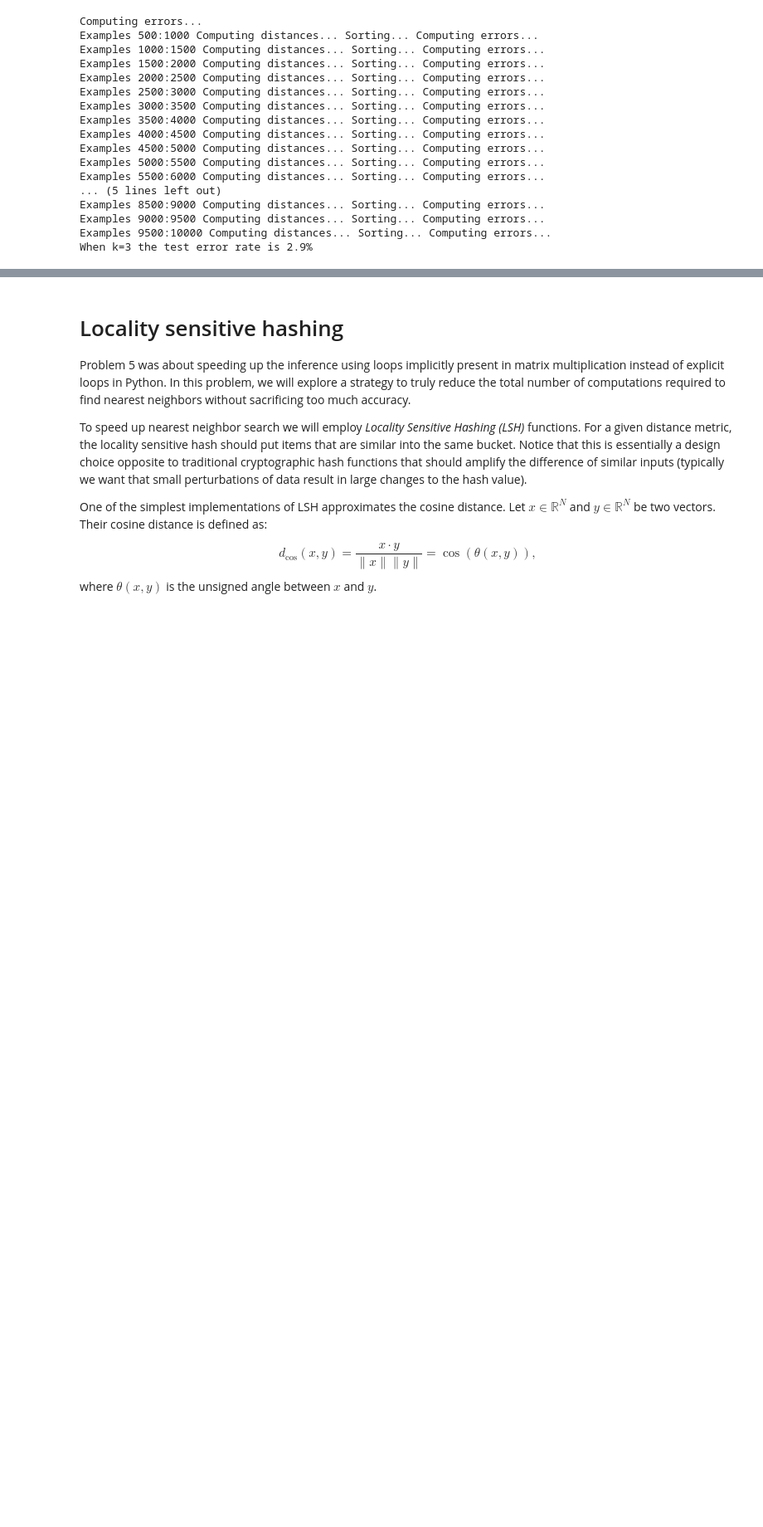
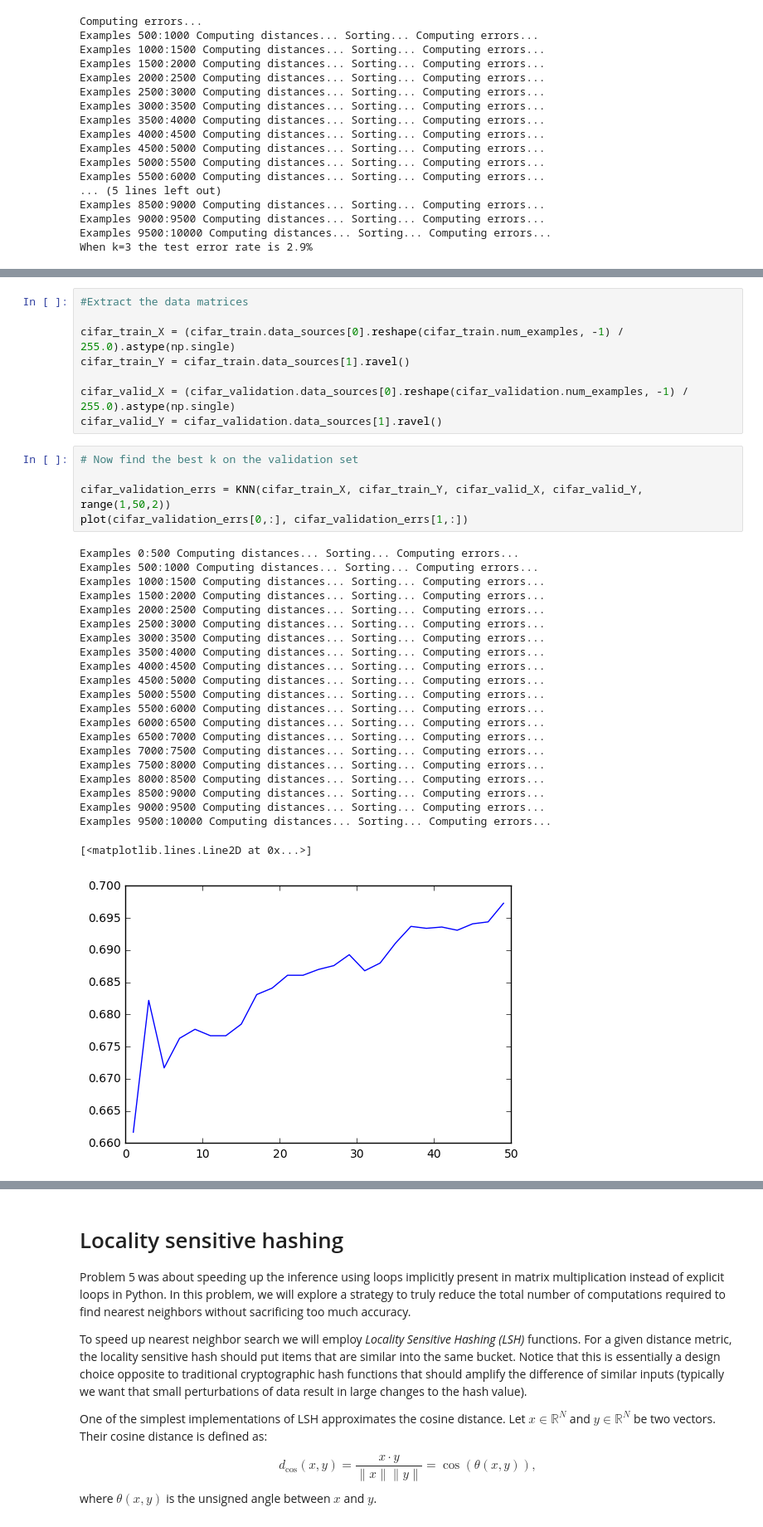
Before and after one commit to sequba/nn_assignments, a Jupyter notebook: assignment1/Assignment1.ipynb, the cells around one changed output, grey strips where cells are left out. Shown at 83% size. Cells and saved outputs as stored; diff of their text form; blank space fills up the shorter version.

```diff
--- a/assignment1/Assignment1.ipynb
+++ b/assignment1/Assignment1.ipynb
@@ -654,0 +679,36 @@ When k=3 the test error rate is 2.9%
+# %%
+#Extract the data matrices
+
+cifar_train_X = (cifar_train.data_sources[0].reshape(cifar_train.num_examples, -1) / 255.0).astype(np.single)
+cifar_train_Y = cifar_train.data_sources[1].ravel()
+
+cifar_valid_X = (cifar_validation.data_sources[0].reshape(cifar_validation.num_examples, -1) / 255.0).astype(np.single)
+cifar_valid_Y = cifar_validation.data_sources[1].ravel()
+# %%
+# Now find the best k on the validation set
+
+cifar_validation_errs = KNN(cifar_train_X, cifar_train_Y, cifar_valid_X, cifar_valid_Y, range(1,50,2))
+plot(cifar_validation_errs[0,:], cifar_validation_errs[1,:])
+# %% [output]
+Examples 0:500 Computing distances... Sorting... Computing errors...
+Examples 500:1000 Computing distances... Sorting... Computing errors...
+Examples 1000:1500 Computing distances... Sorting... Computing errors...
+Examples 1500:2000 Computing distances... Sorting... Computing errors...
+Examples 2000:2500 Computing distances... Sorting... Computing errors...
+Examples 2500:3000 Computing distances... Sorting... Computing errors...
+Examples 3000:3500 Computing distances... Sorting... Computing errors...
+Examples 3500:4000 Computing distances... Sorting... Computing errors...
+Examples 4000:4500 Computing distances... Sorting... Computing errors...
+Examples 4500:5000 Computing distances... Sorting... Computing errors...
+Examples 5000:5500 Computing distances... Sorting... Computing errors...
+Examples 5500:6000 Computing distances... Sorting... Computing errors...
+Examples 6000:6500 Computing distances... Sorting... Computing errors...
+Examples 6500:7000 Computing distances... Sorting... Computing errors...
+Examples 7000:7500 Computing distances... Sorting... Computing errors...
+Examples 7500:8000 Computing distances... Sorting... Computing errors...
+Examples 8000:8500 Computing distances... Sorting... Computing errors...
+Examples 8500:9000 Computing distances... Sorting... Computing errors...
+Examples 9000:9500 Computing distances... Sorting... Computing errors...
+Examples 9500:10000 Computing distances... Sorting... Computing errors...
+[<matplotlib.lines.Line2D at 0x...>]
+[figure, added]
```
Also changed, not shown: parts of 5 cells of this notebook.
